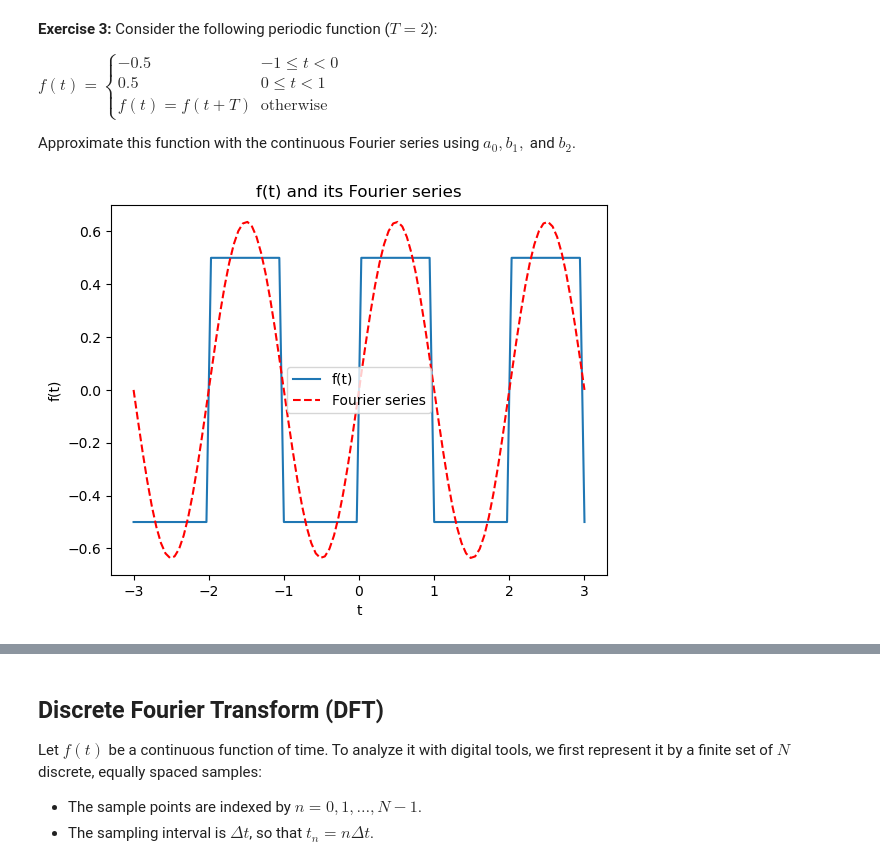
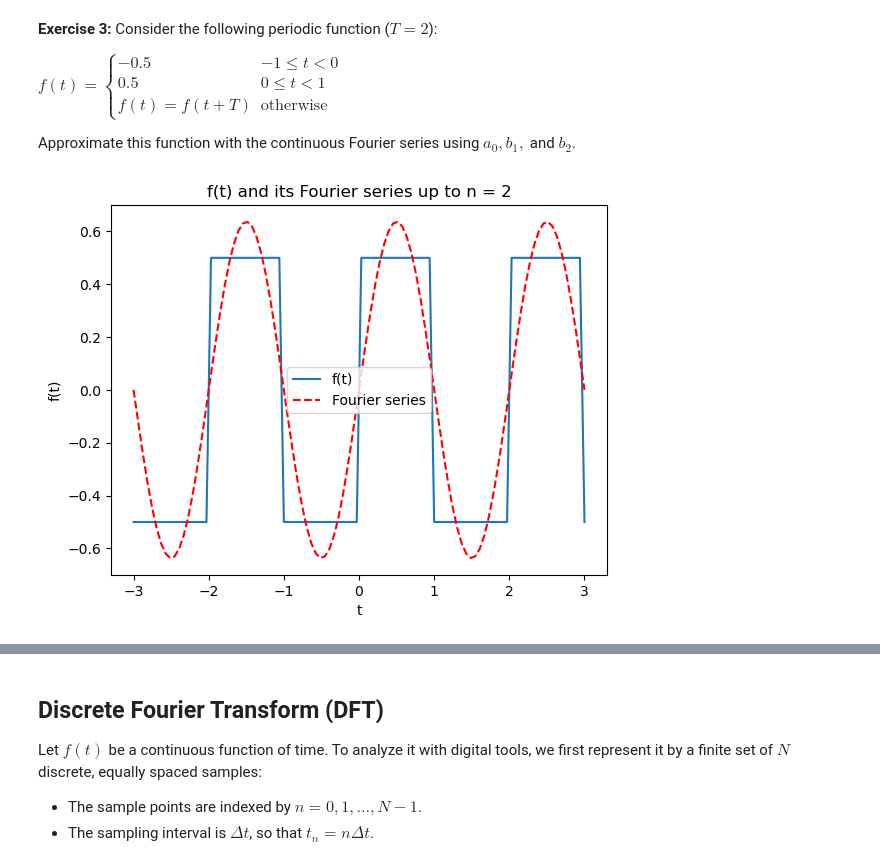
Before and after one commit to AlejandroRG03/computacion_master, a Jupyter notebook: USC-FCA-main/Fourier.ipynb, the cells around one changed output, grey strips where cells are left out. Drawn from its saved outputs; the diff is of its cells as text; code cells hidden in the pictures.

```diff
--- a/USC-FCA-main/Fourier.ipynb
+++ b/USC-FCA-main/Fourier.ipynb
@@ -426,35 +426,35 @@ def a0():
     val, _ = quad(f, -1, 1)
     return val/2
 
 def an(n):
     val, _ = quad(lambda x: f(x)*np.cos(n*np.pi*x), -1, 1)
     return val*1
 
 def bn(n):
     val, _ = quad(lambda x: f(x)*np.sin(n*np.pi*x), -1, 1)
     return val*1
 
 
 t = np.linspace(-3,3,100)
 plt.plot(t, f(t), label = 'f(t)')
 
 a_0 = a0()
 b_1 = bn(1)
 b_2 = bn(2)
 
 
 series = a_0 + b_1*np.sin(np.pi*1*t) + b_2*np.sin(np.pi*2*t)
 
 plt.plot(t, series, 'r--', label = 'Fourier series')
 
 plt.xlabel('t')
 plt.ylabel('f(t)')
-plt.title('f(t) and its Fourier series')
+plt.title('f(t) and its Fourier series up to n = 2')
 
 plt.legend()
 plt.show()
 # %% [output]
-[figure, old version]
+[figure, new version]
 # %% [markdown]
 **Exercise 4:** Approximate the wave illustrated in the figure by the continuous Fourier series using the first $k=8$ terms.
 
```
Also changed, not shown: parts of 11 cells of this notebook, 2 other files.
